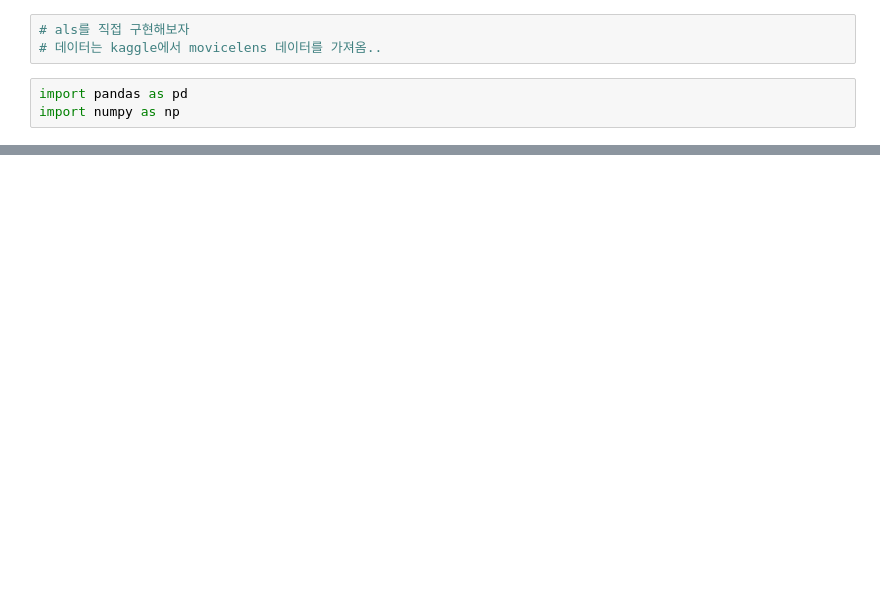
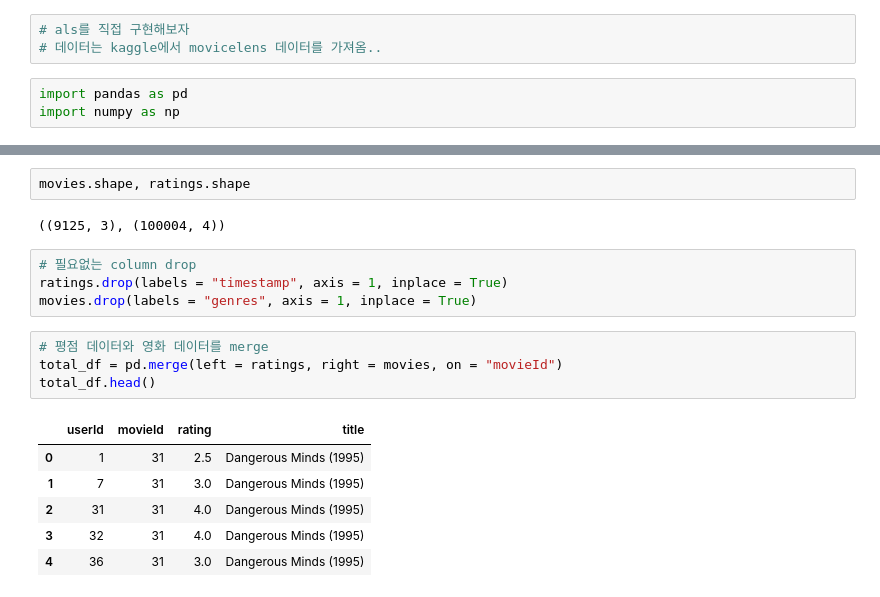
Before and after one commit to youngjo89/recommend_system, a Jupyter notebook: Matrix_Factorization/practice.ipynb, the cells around one changed output, grey strips where cells are left out. Saved outputs shown, nothing was run; the diff lists cells and outputs as text; blank space fills up the shorter version.

```diff
--- a/Matrix_Factorization/practice.ipynb
+++ b/Matrix_Factorization/practice.ipynb
@@ -8,0 +34,19 @@ import numpy as np
+# %%
+movies.shape, ratings.shape
+# %% [output]
+((9125, 3), (100004, 4))
+# %%
+# 필요없는 column drop
+ratings.drop(labels = "timestamp", axis = 1, inplace = True)
+movies.drop(labels = "genres", axis = 1, inplace = True)
+# %%
+# 평점 데이터와 영화 데이터를 merge
+total_df = pd.merge(left = ratings, right = movies, on = "movieId")
+total_df.head()
+# %% [output]
+|  | userId | movieId | rating | title |
+| 0 | 1 | 31 | 2.5 | Dangerous Minds (1995) |
+| 1 | 7 | 31 | 3.0 | Dangerous Minds (1995) |
+| 2 | 31 | 31 | 4.0 | Dangerous Minds (1995) |
+| 3 | 32 | 31 | 4.0 | Dangerous Minds (1995) |
+| 4 | 36 | 31 | 3.0 | Dangerous Minds (1995) |
```
Also changed, not shown: parts of 30 cells of this notebook.
